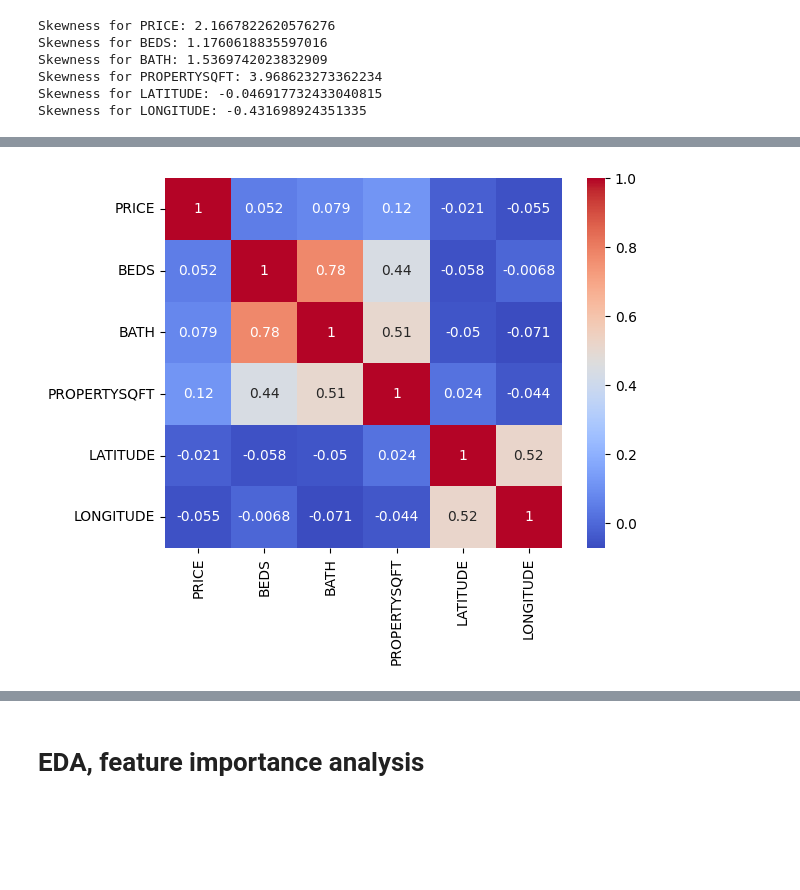
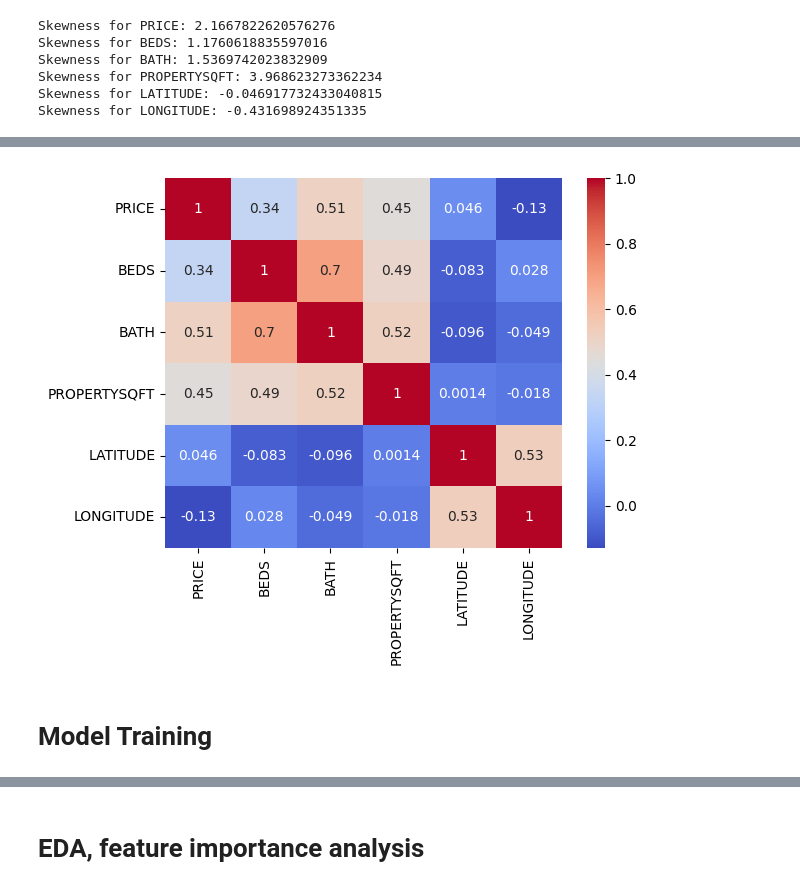
Before and after one commit to jyphotography/machine-learning, a Jupyter notebook: midterm/notebooks/notebook.ipynb, the cells around one changed output, grey strips where cells are left out. Saved outputs shown, nothing was run; the diff lists cells and outputs as text; code cells hidden in the pictures; blank space fills up the shorter version.

Commit message:
model

```diff
--- a/midterm/notebooks/notebook.ipynb
+++ b/midterm/notebooks/notebook.ipynb
@@ -158,9 +124,11 @@ Name: count, Length: 174, dtype: int64
 # %%
 correlationn=pd.DataFrame()
-for column in df.select_dtypes(include=[np.number]).columns:
-    correlationn[column] = df[column]
+for column in df_new.select_dtypes(include=[np.number]).columns:
+    correlationn[column] = df_new[column]
 relations=correlationn.corr()
 sns.heatmap(relations, annot=True, cmap='coolwarm')
 plt.show()
 # %% [output]
-[figure, old version]
+[figure, new version]
+# %% [markdown]
+# Model Training
```
Also changed, not shown: parts of 15 cells of this notebook.
